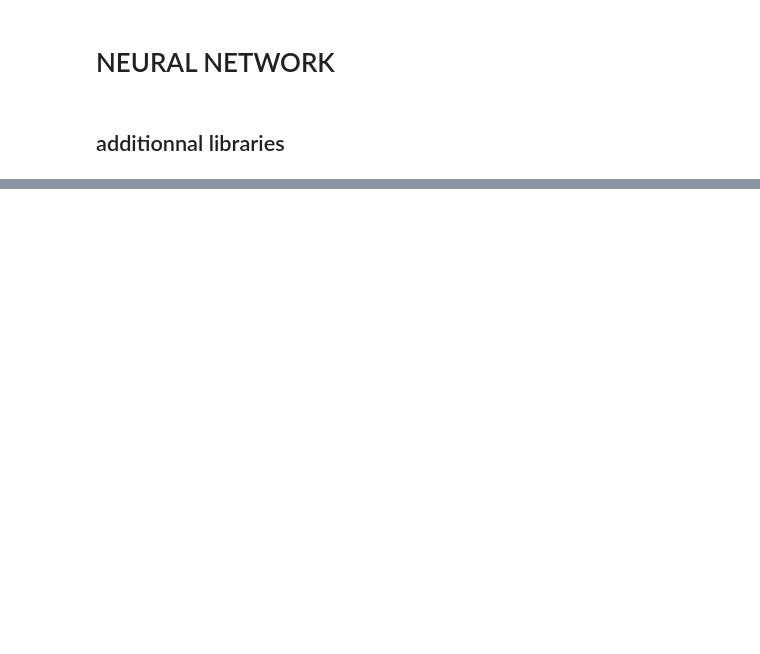
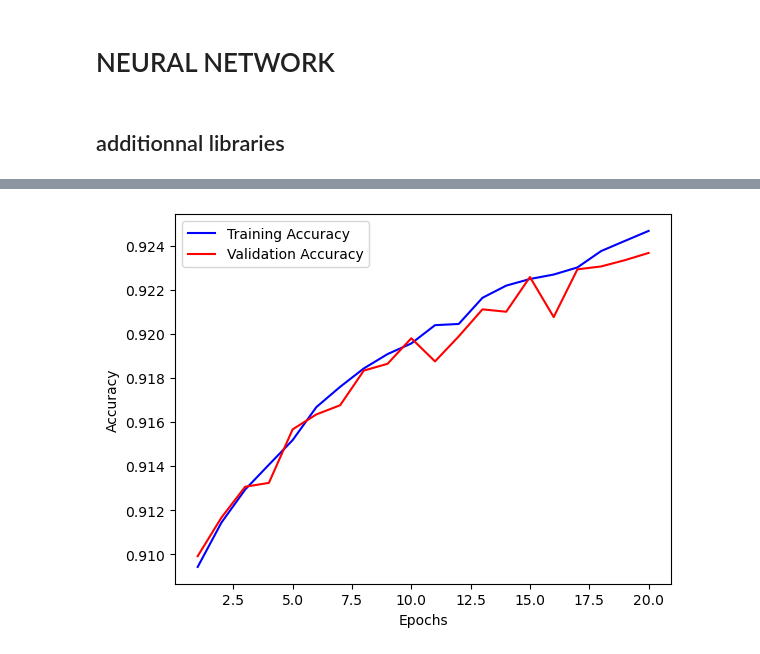
Before and after one commit to Mickael-Galliez/mai23_cds_supply_chain, a Jupyter notebook: Test Joan - Sentiment Prediction - FastText Word Embedding.ipynb, the cells around one changed output, grey strips where cells are left out. Cells and saved outputs as stored; diff of their text form; code cells hidden in the pictures; blank space fills up the shorter version.

```diff
--- a/Test Joan - Sentiment Prediction - FastText Word Embedding.ipynb
+++ b/Test Joan - Sentiment Prediction - FastText Word Embedding.ipynb
@@ -243,0 +388,13 @@ Confusion Matrix:
+# %%
+clf_xgb = xgb.XGBClassifier(objective='multi:softmax', eval_metric={'mlogloss'}, nfold=5,num_classes=len(y_train.unique()))
+
+param_grid = {
+    'max_depth': [5, 7],
+    'learning_rate': [0.1, 0.2],
+    'n_estimators': [100, 200],
+    'eval_metric':['mlogloss']#,'error','aucpr'],
+}
+
+
+grid_search = GridSearchCV(estimator=clf_xgb, param_grid=param_grid, cv=3)
+grid_search.fit(X_train, y_train.map({1: 0, 2: 1, 3: 2, 4: 3, 5: 4}))
@@ -252,10 +474,10 @@ from tensorflow.keras.layers import Input, Dense
 
 from tensorflow.keras.models import Model
 # %%
-inputs = Input(shape = X_train.shape[1], name = "Input")
+inputs = Input(shape = X_train.shape[1], name = "input")
 
-dense1 = Dense(units = 20, activation = "tanh",kernel_initializer ='normal', name = "Dense_1")
-dense2 = Dense(units = 1, activation = "sigmoid",kernel_initializer ='normal', name = "Dense_2")
+dense1 = Dense(units = 20, activation = "tanh",kernel_initializer ='normal', name = "dense_1")
+dense2 = Dense(units = 2, activation = "softmax",kernel_initializer ='normal', name = "dense_2")
 
 x=dense1(inputs)
 
@@ -281,13 +503,13 @@ Trainable params: 12,301
 Non-trainable params: 0
 _________________________________________________________________
 # %%
-model.compile(optimizer='adam', loss='binary_crossentropy', metrics=['accuracy'])
+model.compile(optimizer='adam', loss='binary_crossentropy', metrics=["binary_accuracy"])
 
-training_history = model.fit(X_train, y_train,          # données d'entraînement
+training_history = model.fit(X_train, pd.get_dummies(y_train, prefix=['Value']),          # données d'entraînement
                              epochs = 20,               # nombre d'epochs
-                             batch_size = 200,          # taille des batchs
+                             batch_size = 5000,          # taille des batchs
                              validation_split = 0.2)
 
-train_acc = training_history.history['accuracy']
-val_acc = training_history.history['val_accuracy']
+train_acc = training_history.history['binary_accuracy']
+val_acc = training_history.history['val_binary_accuracy']
 # %% [output]
@@ -295,22 +537,24 @@ NameError: name 'tensorflow' is not defined
 # %%
 # Labels des axes
 plt.xlabel('Epochs')
 plt.ylabel('Accuracy')
 
 # Courbe de la précision sur l'échantillon d'entrainement
 plt.plot(np.arange(1 , 21, 1),
-         training_history.history['accuracy'],
+         training_history.history['binary_accuracy'],
          label = 'Training Accuracy',
          color = 'blue')
 
 # Courbe de la précision sur l'échantillon de test
 plt.plot(np.arange(1 , 21, 1),
-         training_history.history['val_accuracy'],
+         training_history.history['val_binary_accuracy'],
          label = 'Validation Accuracy',
          color = 'red')
 
 # Affichage de la légende
 plt.legend()
 
 # Affichage de la figure
 plt.show()
+# %% [output]
+[figure, added]
```
Also changed, not shown: parts of 59 cells of this notebook.
